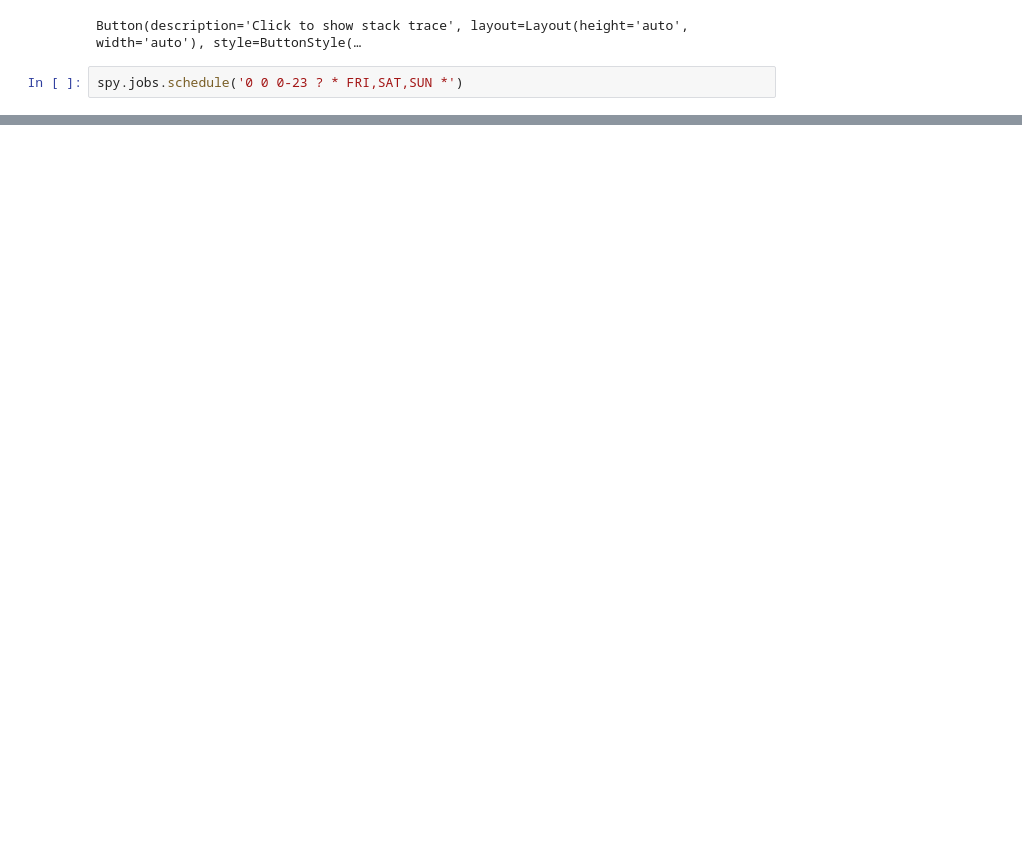
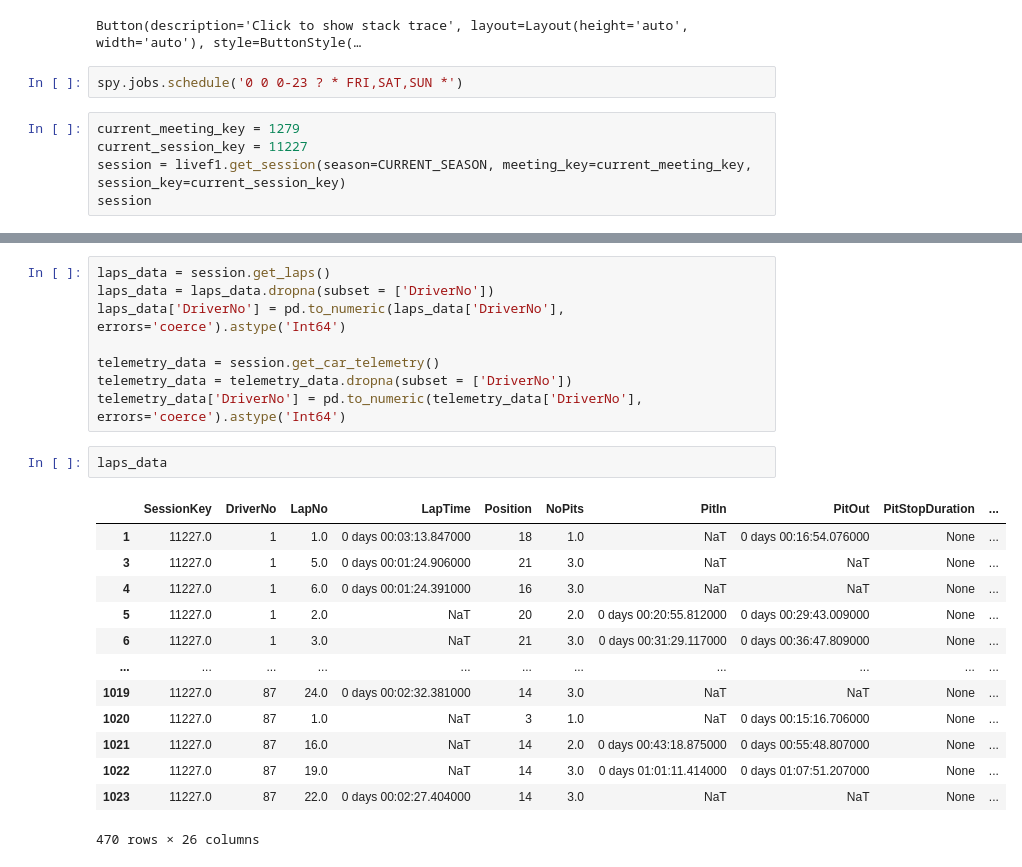
Before and after one commit to shamus-cunningham/seeq-f1, a Jupyter notebook: Create_Telemetry_Signals.ipynb, the cells around one changed output, grey strips where cells are left out. Saved outputs shown, nothing was run; the diff lists cells and outputs as text; blank space fills up the shorter version.

```diff
--- a/Create_Telemetry_Signals.ipynb
+++ b/Create_Telemetry_Signals.ipynb
@@ -263,3 +281,8 @@ Error found at line 3 in cell 8.
 Button(description='Click to show stack trace', layout=Layout(height='auto', width='auto'), style=ButtonStyle(…
 # %%
 spy.jobs.schedule('0 0 0-23 ? * FRI,SAT,SUN *')
+# %%
+current_meeting_key = 1279
+current_session_key = 11227
+session = livef1.get_session(season=CURRENT_SEASON, meeting_key=current_meeting_key, session_key=current_session_key)
+session
@@ -265,0 +320,24 @@ spy.jobs.schedule('0 0 0-23 ? * FRI,SAT,SUN *')
+# %%
+laps_data = session.get_laps()
+laps_data = laps_data.dropna(subset = ['DriverNo'])
+laps_data['DriverNo'] = pd.to_numeric(laps_data['DriverNo'], errors='coerce').astype('Int64')
+
+telemetry_data = session.get_car_telemetry()
+telemetry_data = telemetry_data.dropna(subset = ['DriverNo'])
+telemetry_data['DriverNo'] = pd.to_numeric(telemetry_data['DriverNo'], errors='coerce').astype('Int64')
+# %%
+laps_data
+# %% [output]
+|  | SessionKey | DriverNo | LapNo | LapTime | Position | NoPits | PitIn | PitOut | PitStopDuration | ... |
+| 1 | 11227.0 | 1 | 1.0 | 0 days 00:03:13.847000 | 18 | 1.0 | NaT | 0 days 00:16:54.076000 | None | ... |
+| 3 | 11227.0 | 1 | 5.0 | 0 days 00:01:24.906000 | 21 | 3.0 | NaT | NaT | None | ... |
+| 4 | 11227.0 | 1 | 6.0 | 0 days 00:01:24.391000 | 16 | 3.0 | NaT | NaT | None | ... |
+| 5 | 11227.0 | 1 | 2.0 | NaT | 20 | 2.0 | 0 days 00:20:55.812000 | 0 days 00:29:43.009000 | None | ... |
+| 6 | 11227.0 | 1 | 3.0 | NaT | 21 | 3.0 | 0 days 00:31:29.117000 | 0 days 00:36:47.809000 | None | ... |
+| ... | ... | ... | ... | ... | ... | ... | ... | ... | ... | ... |
+| 1019 | 11227.0 | 87 | 24.0 | 0 days 00:02:32.381000 | 14 | 3.0 | NaT | NaT | None | ... |
+| 1020 | 11227.0 | 87 | 1.0 | NaT | 3 | 1.0 | NaT | 0 days 00:15:16.706000 | None | ... |
+| 1021 | 11227.0 | 87 | 16.0 | NaT | 14 | 2.0 | 0 days 00:43:18.875000 | 0 days 00:55:48.807000 | None | ... |
+| 1022 | 11227.0 | 87 | 19.0 | NaT | 14 | 3.0 | 0 days 01:01:11.414000 | 0 days 01:07:51.207000 | None | ... |
+| 1023 | 11227.0 | 87 | 22.0 | 0 days 00:02:27.404000 | 14 | 3.0 | NaT | NaT | None | ... |
+470 rows × 26 columns
```
Also changed, not shown: parts of 7 cells of this notebook, 1 other file.
